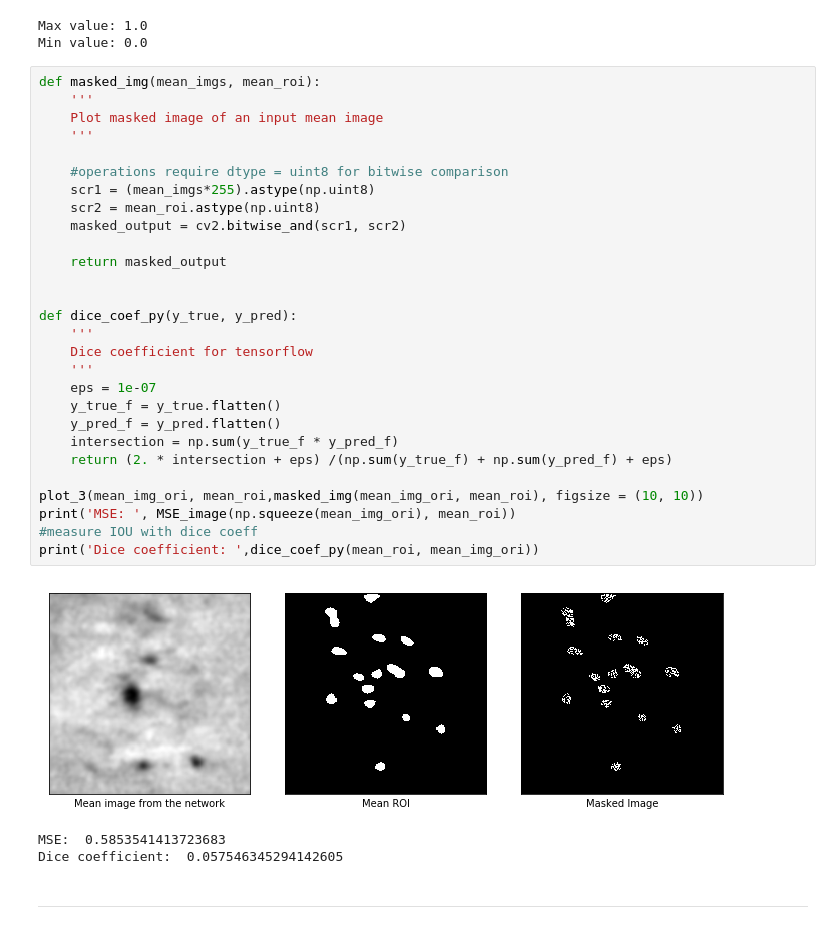
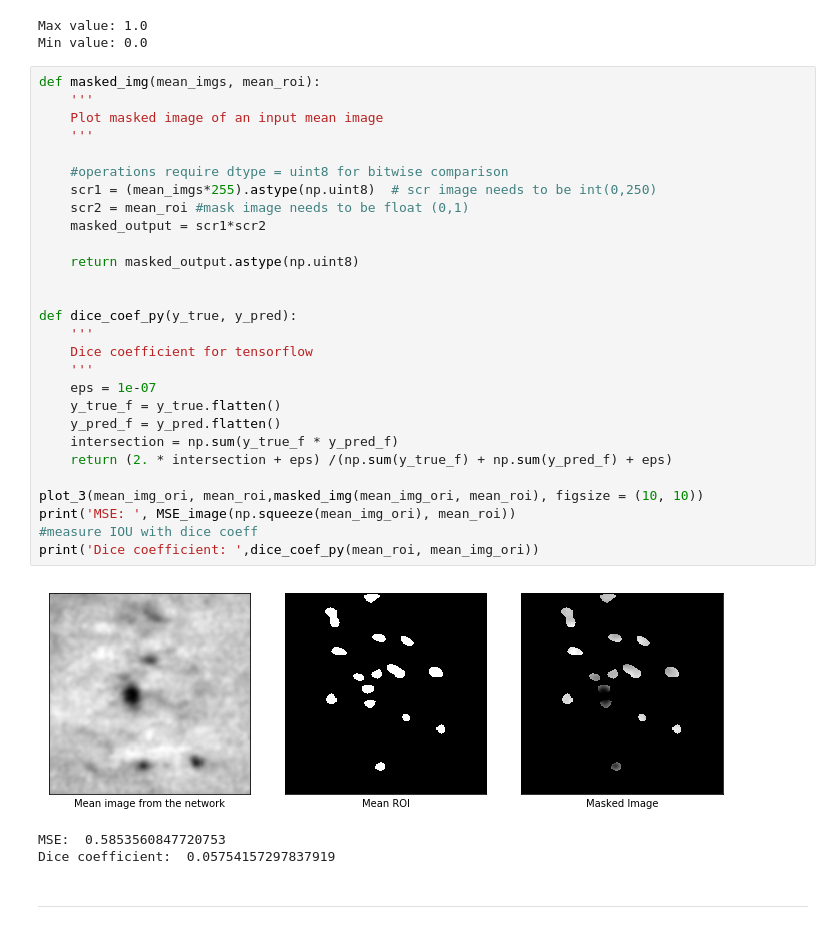
Before and after one commit to twpkevin06222/DE_Project, a Jupyter notebook: implementation_examples/Multilayer_CoordConv_meanROIv02.ipynb, the cells around one changed output. Saved outputs shown, nothing was run; the diff lists cells and outputs as text.

```diff
--- a/implementation_examples/Multilayer_CoordConv_meanROIv02.ipynb
+++ b/implementation_examples/Multilayer_CoordConv_meanROIv02.ipynb
@@ -214,35 +214,35 @@ Min value: 0.0
 # %%
 def masked_img(mean_imgs, mean_roi):
     '''
     Plot masked image of an input mean image
     '''
 
     #operations require dtype = uint8 for bitwise comparison
-    scr1 = (mean_imgs*255).astype(np.uint8)
-    scr2 = mean_roi.astype(np.uint8)
-    masked_output = cv2.bitwise_and(scr1, scr2)
+    scr1 = (mean_imgs*255).astype(np.uint8)  # scr image needs to be int(0,250)
+    scr2 = mean_roi #mask image needs to be float (0,1)
+    masked_output = scr1*scr2
 
-    return masked_output
+    return masked_output.astype(np.uint8)
 
 
 def dice_coef_py(y_true, y_pred):
     '''
     Dice coefficient for tensorflow
     '''
     eps = 1e-07
     y_true_f = y_true.flatten()
     y_pred_f = y_pred.flatten()
     intersection = np.sum(y_true_f * y_pred_f)
     return (2. * intersection + eps) /(np.sum(y_true_f) + np.sum(y_pred_f) + eps)
 
 plot_3(mean_img_ori, mean_roi,masked_img(mean_img_ori, mean_roi), figsize = (10, 10))
 print('MSE: ', MSE_image(np.squeeze(mean_img_ori), mean_roi))
 #measure IOU with dice coeff
 print('Dice coefficient: ',dice_coef_py(mean_roi, mean_img_ori))
 # %% [output]
-[figure, old version]
+[figure, new version]
-MSE:  0.5853541413723683
-Dice coefficient:  0.057546345294142605
+MSE:  0.5853560847720753
+Dice coefficient:  0.05754157297837919
 # %% [markdown]
 ----------------------------------------------------------
 # %% [markdown]
```
Also changed, not shown: parts of 6 cells of this notebook.
